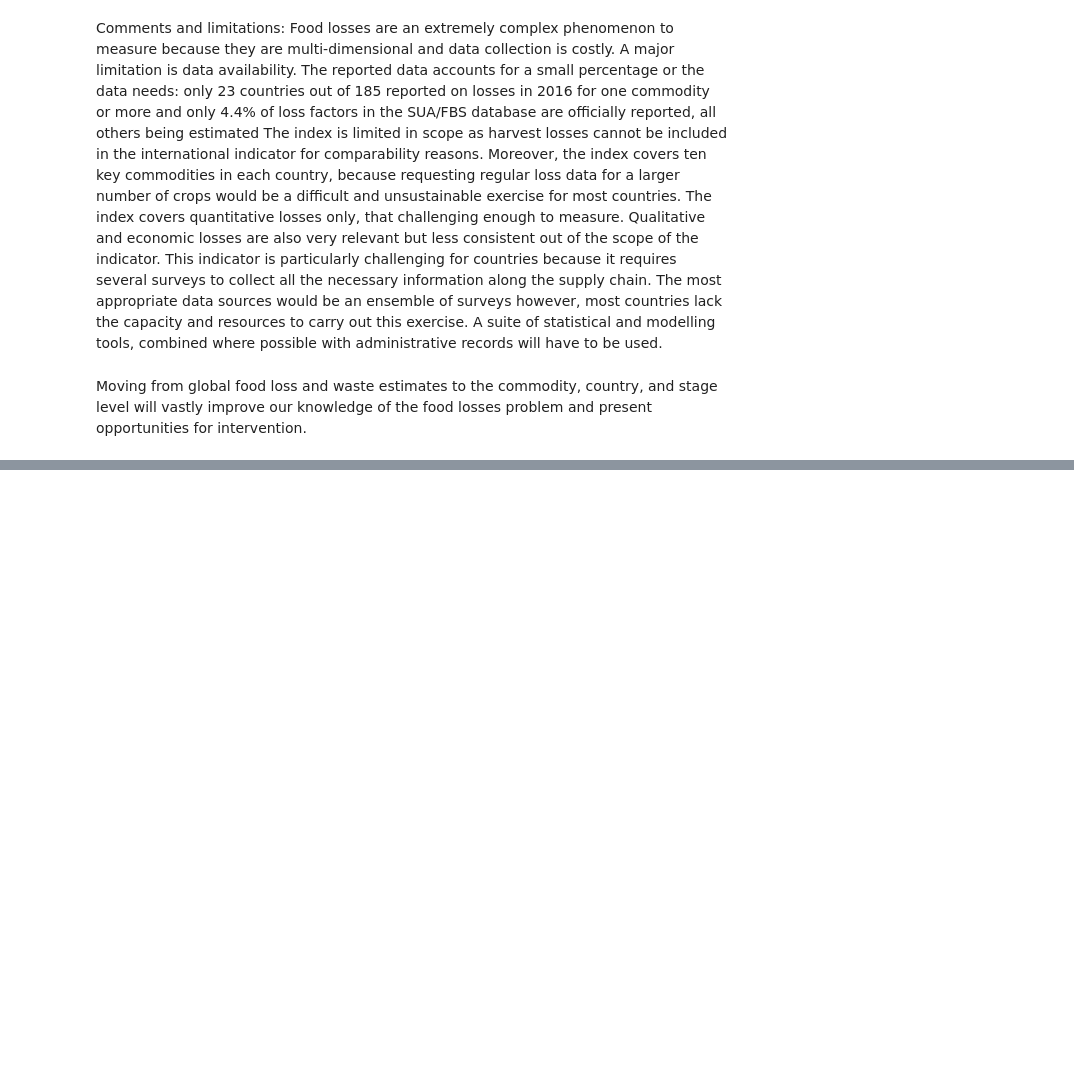
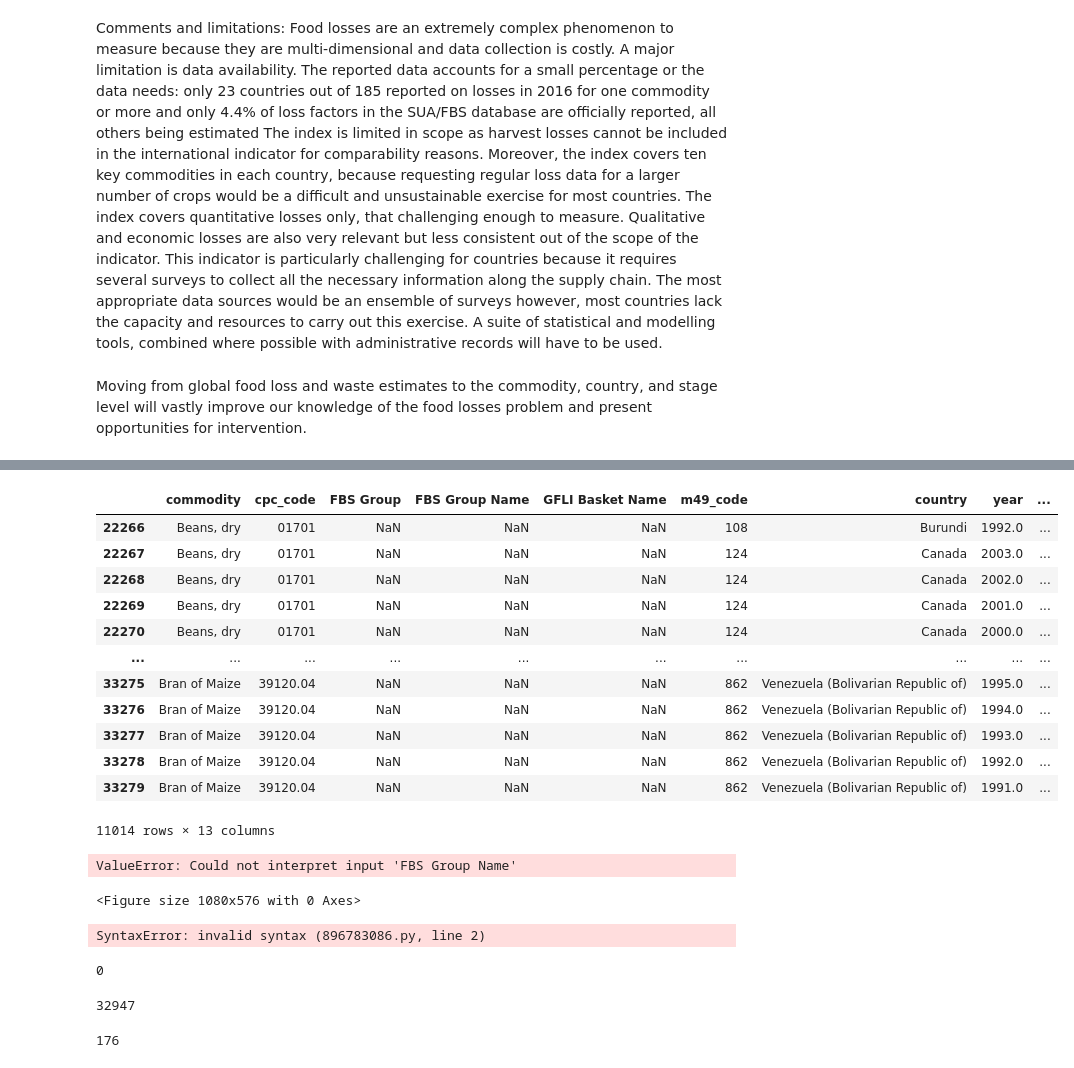
Before and after one commit to pariosur/food_waste, a Jupyter notebook: food_waste/Food Waste Analysis.ipynb, the cells around one changed output, grey strips where cells are left out. Drawn from its saved outputs; the diff is of its cells as text; code cells hidden in the pictures; blank space fills up the shorter version.

```diff
--- a/food_waste/Food Waste Analysis.ipynb
+++ b/food_waste/Food Waste Analysis.ipynb
@@ -597,0 +887,2 @@ df_final.info()
+# %%
+df_outer = df_outer.dropna(subset=['m49_code'])
@@ -597,0 +920,32 @@ df_final.info()
+# %%
+df_outer[df_outer['FBS Group Name'].isnull()]
+# %% [output]
+|  | commodity | cpc_code | FBS Group | FBS Group Name | GFLI Basket Name | m49_code | country | year | ... |
+| 22266 | Beans, dry | 01701 | NaN | NaN | NaN | 108 | Burundi | 1992.0 | ... |
+| 22267 | Beans, dry | 01701 | NaN | NaN | NaN | 124 | Canada | 2003.0 | ... |
+| 22268 | Beans, dry | 01701 | NaN | NaN | NaN | 124 | Canada | 2002.0 | ... |
+| 22269 | Beans, dry | 01701 | NaN | NaN | NaN | 124 | Canada | 2001.0 | ... |
+| 22270 | Beans, dry | 01701 | NaN | NaN | NaN | 124 | Canada | 2000.0 | ... |
+| ... | ... | ... | ... | ... | ... | ... | ... | ... | ... |
+| 33275 | Bran of Maize | 39120.04 | NaN | NaN | NaN | 862 | Venezuela (Bolivarian Republic of) | 1995.0 | ... |
+| 33276 | Bran of Maize | 39120.04 | NaN | NaN | NaN | 862 | Venezuela (Bolivarian Republic of) | 1994.0 | ... |
+| 33277 | Bran of Maize | 39120.04 | NaN | NaN | NaN | 862 | Venezuela (Bolivarian Republic of) | 1993.0 | ... |
+| 33278 | Bran of Maize | 39120.04 | NaN | NaN | NaN | 862 | Venezuela (Bolivarian Republic of) | 1992.0 | ... |
+| 33279 | Bran of Maize | 39120.04 | NaN | NaN | NaN | 862 | Venezuela (Bolivarian Republic of) | 1991.0 | ... |
+11014 rows × 13 columns
+# %%
+#Create appropriate x and y and plot with dots
+x = df_outer['FBS Group Name']
+y = df_outer['loss_percentage']
+plt.figure(figsize=(15,8))
+
+ax = sns.boxplot(x="FBS Group Name", y="loss_percentage", data=df, palette = "viridis")
+
+# plt.plot(x,y,'o')
+plt.title('Food Loss Percentage per Commodity Category')
+plt.xlabel('Commodity Category')
+plt.ylabel('Percent Food Lost')
+plt.xticks(rotation=10)
+# %% [output]
+ValueError: Could not interpret input 'FBS Group Name'
+<Figure size 1080x576 with 0 Axes>
@@ -597,0 +954,24 @@ df_final.info()
+# %%
+df_nas = df_outer.loc[df_outer['FBS Group Name'].isna()
+df_nas
+# %% [output]
+SyntaxError: invalid syntax (896783086.py, line 2)
+# %%
+if len(df['cpc_code'])==4:
+    count += 1
+print(count)
+# %% [output]
+0
+# %%
+print(len(df['cpc_code']))
+# %% [output]
+32947
+# %%
+count = 0
+cpc_list = []
+for cpc in df['cpc_code']:
+    if len(str(cpc)) == 3:
+        count += 1
+print(count)
+# %% [output]
+176
```
Also changed, not shown: parts of 109 cells of this notebook, 2 other files.
